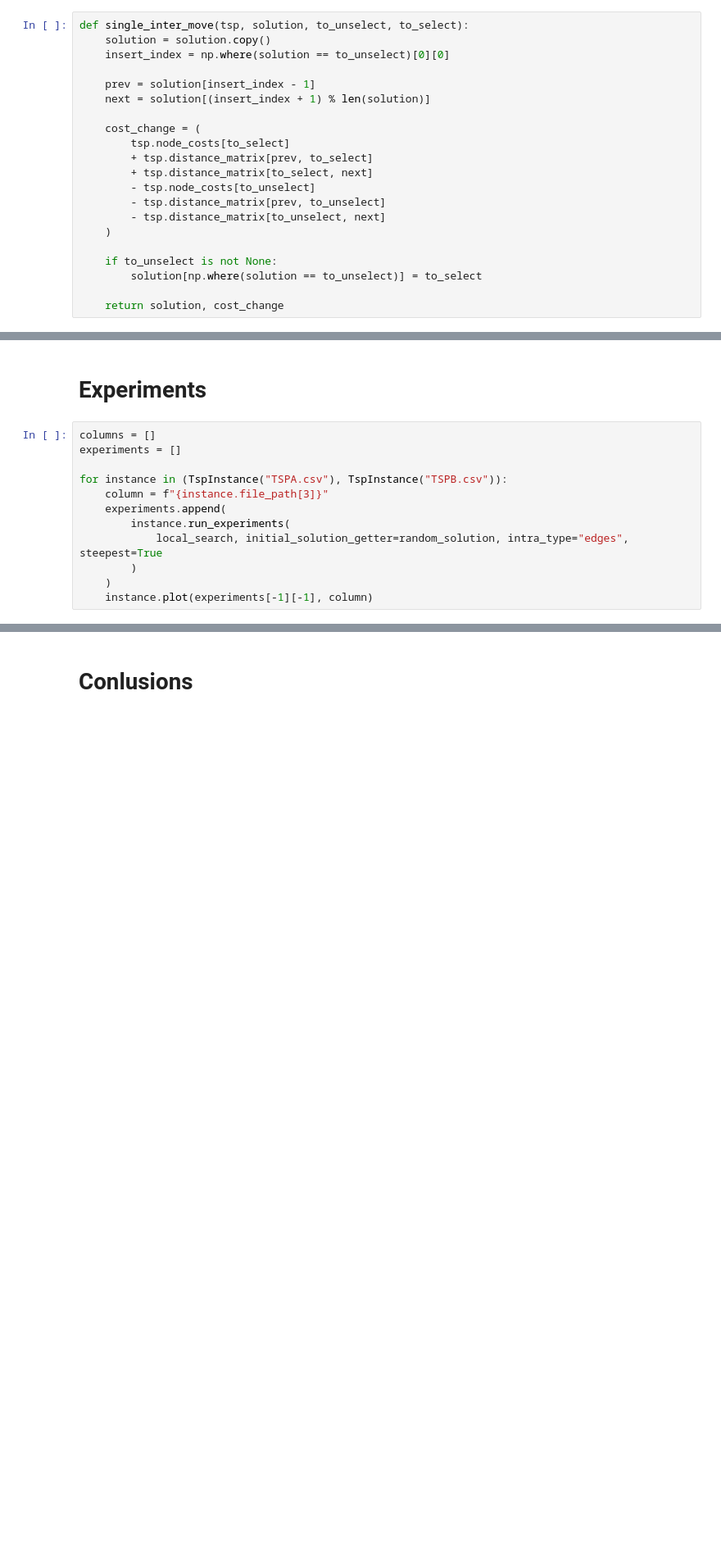
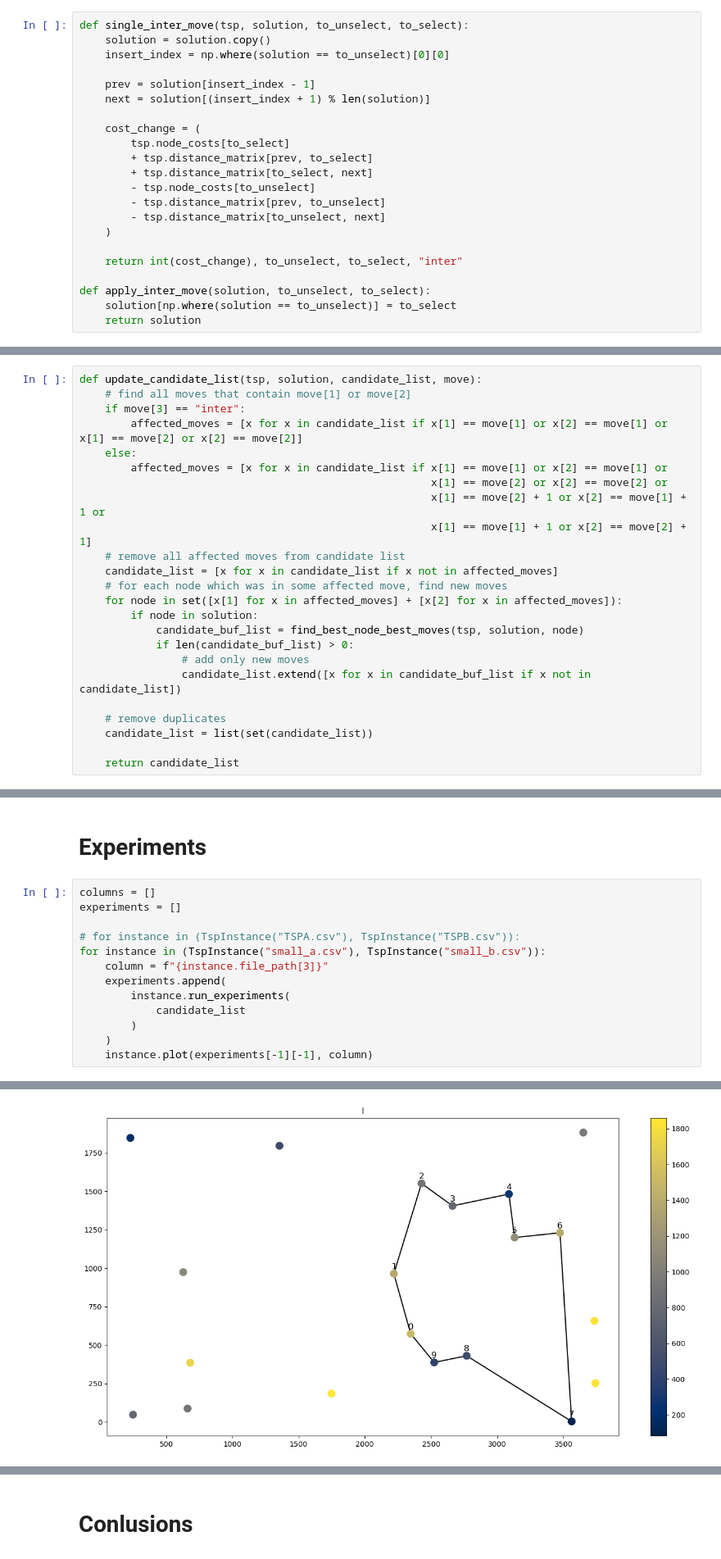
Before and after one commit to krzychuszala/EC-TSP, a Jupyter notebook: assignment-4.ipynb, the cells around one changed output, grey strips where cells are left out. Shown: that part at 82% size. Cells and saved outputs as stored; diff of their text form; blank space fills up the shorter version.

```diff
--- a/assignment-4.ipynb
+++ b/assignment-4.ipynb
@@ -54,10 +60,11 @@ def single_inter_move(tsp, solution, to_unselect, to_select):
         - tsp.distance_matrix[to_unselect, next]
     )
 
-    if to_unselect is not None:
-        solution[np.where(solution == to_unselect)] = to_select
+    return int(cost_change), to_unselect, to_select, "inter"
 
-    return solution, cost_change
+def apply_inter_move(solution, to_unselect, to_select):
+    solution[np.where(solution == to_unselect)] = to_select
+    return solution
 # %%
 def single_intra_move(tsp, solution, a, b):
     solution = solution.copy()
@@ -122,0 +126,24 @@ def candidate_list(tsp: TspInstance, start_node: int):
+# %%
+def update_candidate_list(tsp, solution, candidate_list, move):
+    # find all moves that contain move[1] or move[2]
+    if move[3] == "inter":
+        affected_moves = [x for x in candidate_list if x[1] == move[1] or x[2] == move[1] or x[1] == move[2] or x[2] == move[2]]
+    else:
+        affected_moves = [x for x in candidate_list if x[1] == move[1] or x[2] == move[1] or
+                                                       x[1] == move[2] or x[2] == move[2] or
+                                                       x[1] == move[2] + 1 or x[2] == move[1] + 1 or
+                                                       x[1] == move[1] + 1 or x[2] == move[2] + 1]
+    # remove all affected moves from candidate list
+    candidate_list = [x for x in candidate_list if x not in affected_moves]
+    # for each node which was in some affected move, find new moves
+    for node in set([x[1] for x in affected_moves] + [x[2] for x in affected_moves]):
+        if node in solution:
+            candidate_buf_list = find_best_node_best_moves(tsp, solution, node)
+            if len(candidate_buf_list) > 0:
+                # add only new moves
+                candidate_list.extend([x for x in candidate_buf_list if x not in candidate_list])
+
+    # remove duplicates
+    candidate_list = list(set(candidate_list))
+
+    return candidate_list
@@ -126,11 +207,13 @@ def candidate_list(tsp: TspInstance, start_node: int):
 columns = []
 experiments = []
 
-for instance in (TspInstance("TSPA.csv"), TspInstance("TSPB.csv")):
+# for instance in (TspInstance("TSPA.csv"), TspInstance("TSPB.csv")):
+for instance in (TspInstance("small_a.csv"), TspInstance("small_b.csv")):
     column = f"{instance.file_path[3]}"
     experiments.append(
         instance.run_experiments(
-            local_search, initial_solution_getter=random_solution, intra_type="edges", steepest=True
+            candidate_list
         )
     )
     instance.plot(experiments[-1][-1], column)
+# %% [output]
@@ -136,0 +221 @@ for instance in (TspInstance("TSPA.csv"), TspInstance("TSPB.csv")):
+[figure, added]
```
Also changed, not shown: parts of 6 cells of this notebook.
